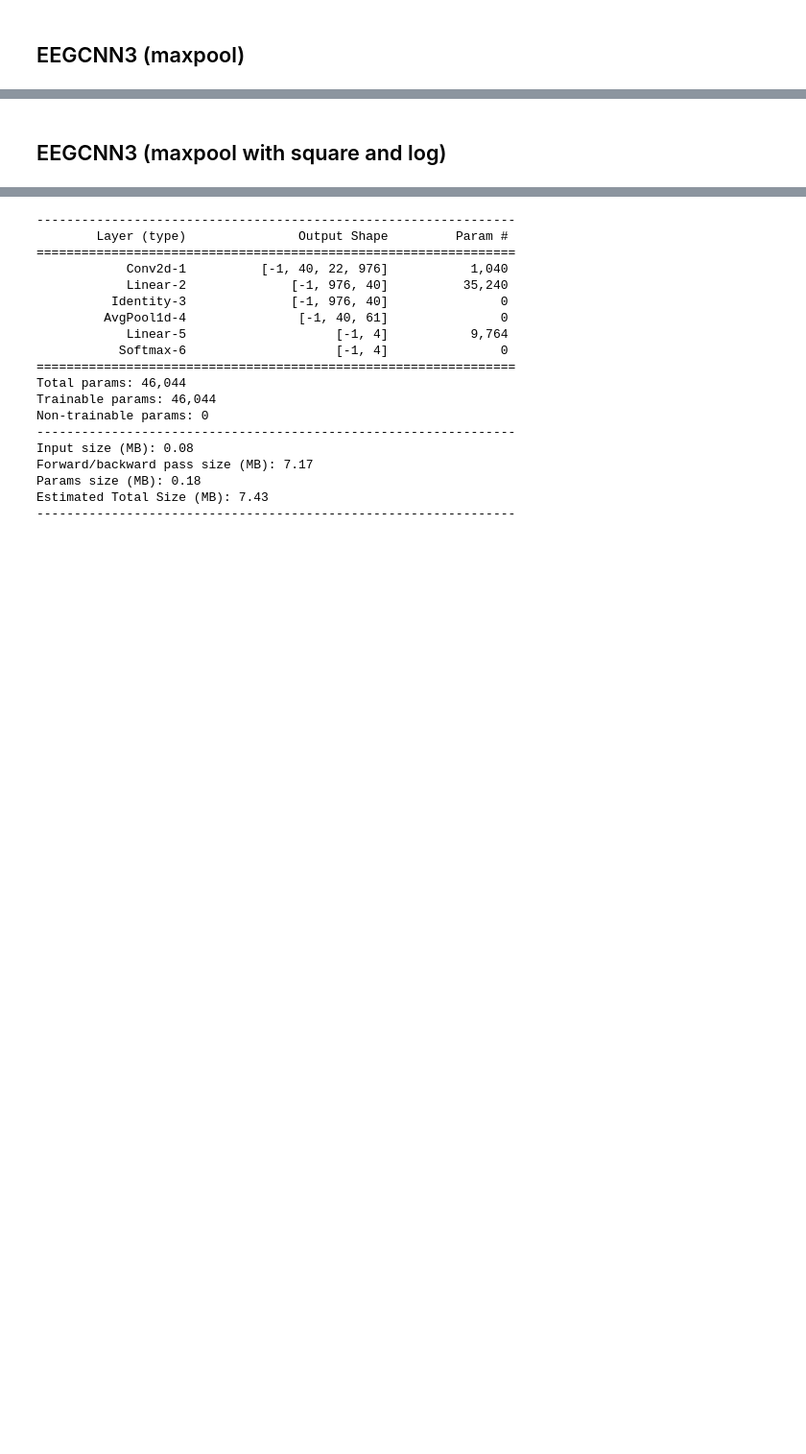
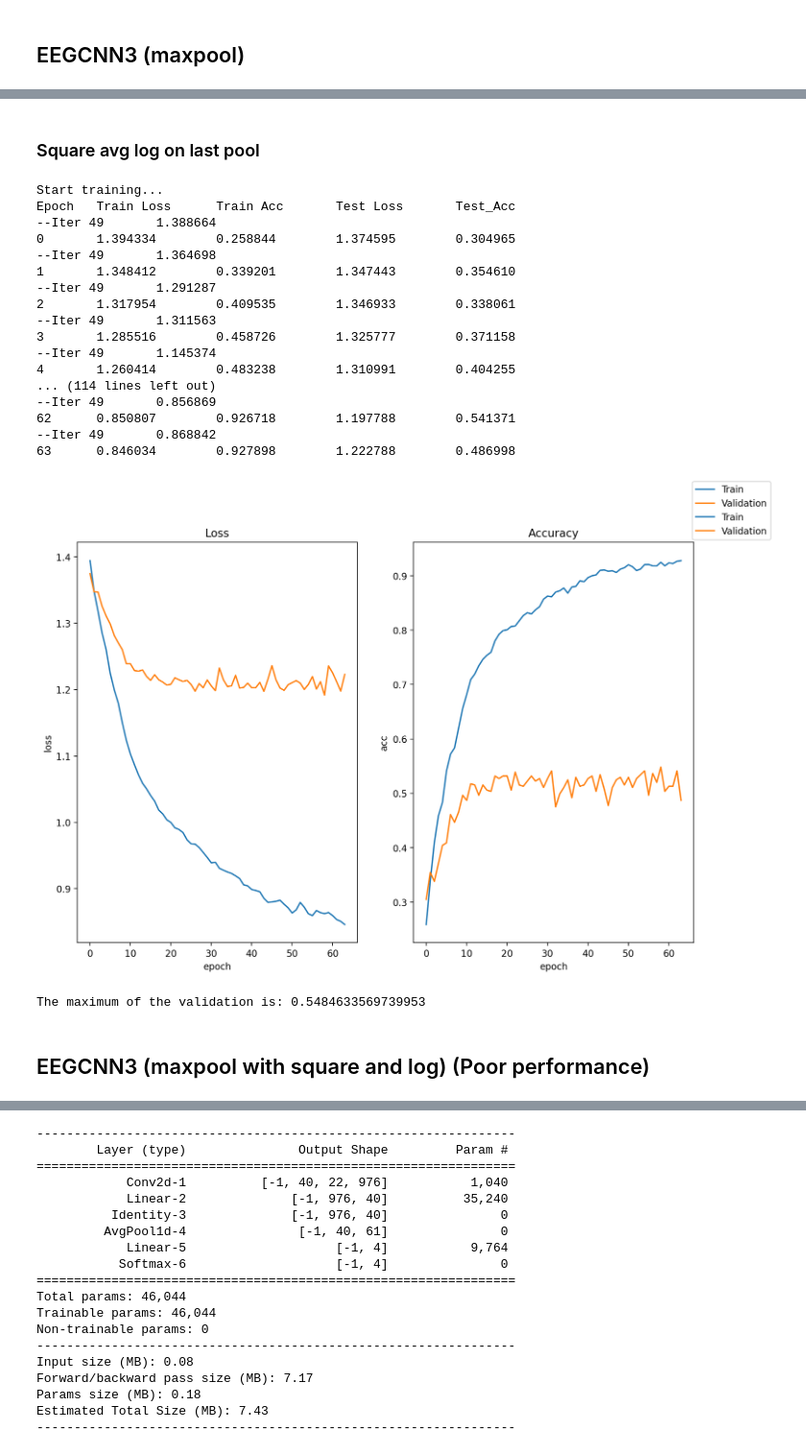
Before and after one commit to RX-0-95/EEG_Classification, a Jupyter notebook: CNN_dev.ipynb, the cells around one changed output, grey strips where cells are left out. Shown at 96% size. Saved outputs shown, nothing was run; the diff lists cells and outputs as text; code cells hidden in the pictures; blank space fills up the shorter version.

```diff
--- a/CNN_dev.ipynb
+++ b/CNN_dev.ipynb
@@ -266,2 +348,44 @@ The maximum of the validation is: 0.6288416075650118
+# %% [markdown]
+### Square avg log on last pool
+# %%
+model = EEGCNNc3(1,4,activation='elu').to('cuda')
+options = {
+    'train_batch_size': 32,
+    'scheduler_patience': 80,
+    'weight_decay': 0.15,
+    'val_batch_size': 1,
+    'learning_rate': 1e-4,
+    'epoch_num': 64,
+    #'transform': 'shift_positive'
+}
+train_val_data = eeg_train_val_loader(
+    X_train_valid_dir, y_train_valid_dir)
+loss_fn = nn.CrossEntropyLoss()
+logs,_= train(model, options, loss_fn,
+        data_dir=X_train_valid_dir,
+        label_dir=y_train_valid_dir,
+        preload_gpu=True)
+max_val = np.max(logs['val_acc'])
+print('The maximum of the validation is: {}'.format(max_val))
+# %% [output]
+Start training...
+Epoch   Train Loss      Train Acc       Test Loss       Test_Acc
+--Iter 49       1.388664
+0       1.394334        0.258844        1.374595        0.304965
+--Iter 49       1.364698
+1       1.348412        0.339201        1.347443        0.354610
+--Iter 49       1.291287
+2       1.317954        0.409535        1.346933        0.338061
+--Iter 49       1.311563
+3       1.285516        0.458726        1.325777        0.371158
+--Iter 49       1.145374
+4       1.260414        0.483238        1.310991        0.404255
+... (114 lines left out)
+--Iter 49       0.856869
+62      0.850807        0.926718        1.197788        0.541371
+--Iter 49       0.868842
+63      0.846034        0.927898        1.222788        0.486998
+[figure, added]
+The maximum of the validation is: 0.5484633569739953
 # %% [markdown]
-## EEGCNN3 (maxpool with square and log)
+## EEGCNN3 (maxpool with square and log) (Poor performance)
```
Also changed, not shown: parts of 12 cells of this notebook, 8 other files.
